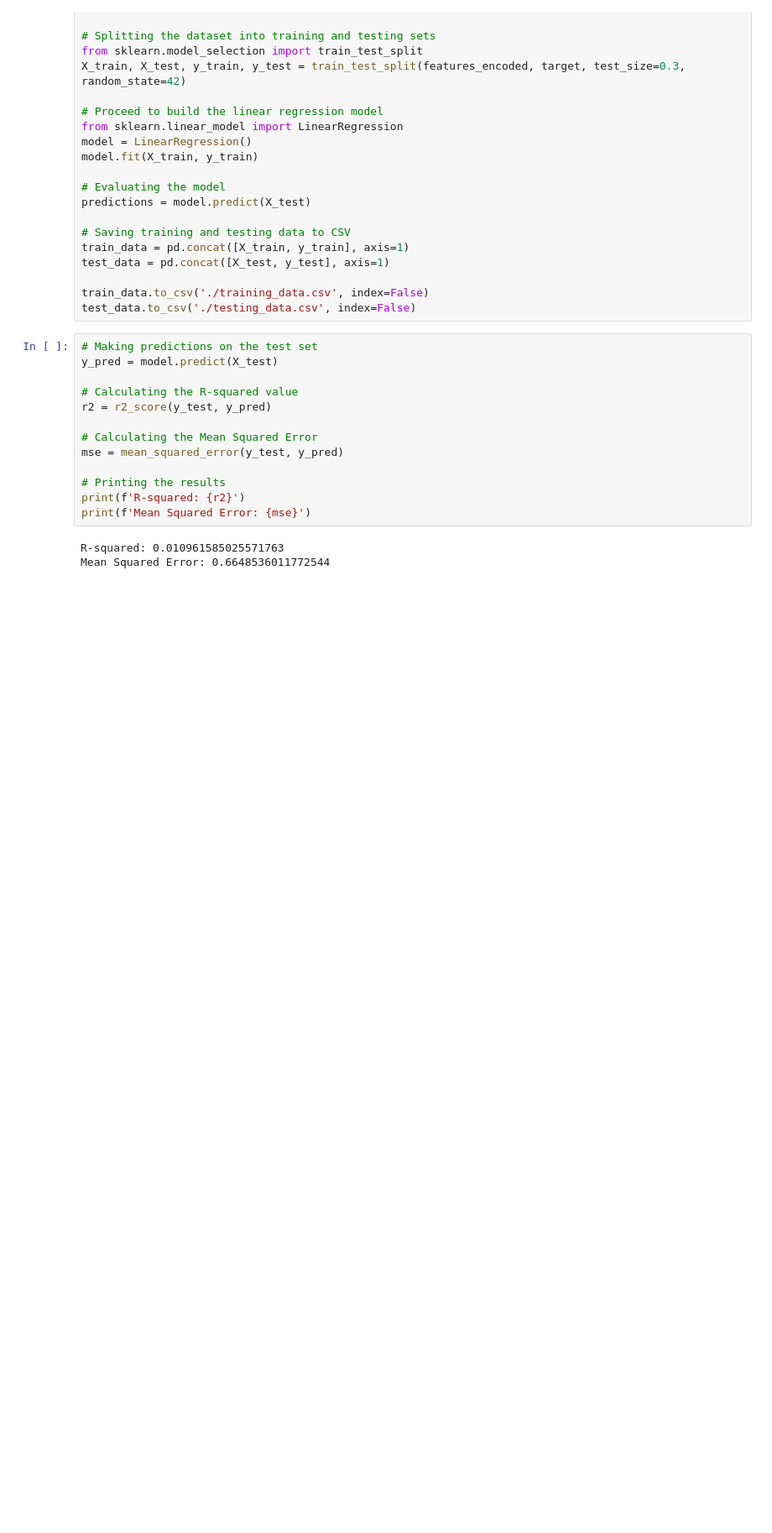
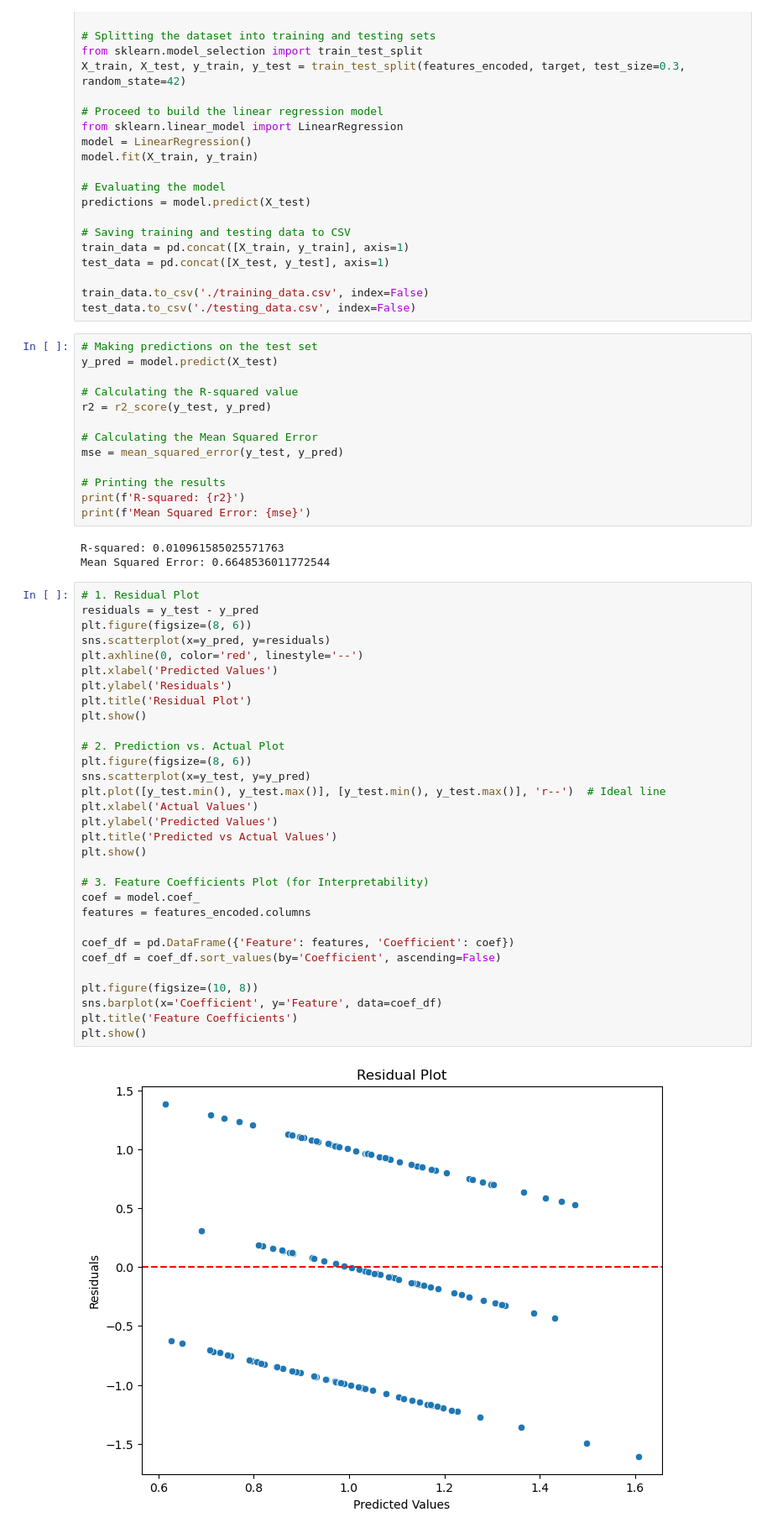
Before and after one commit to Augustus-Vidal/Job-Automation-Prediction, a Jupyter notebook: Workspaces/Justin/Untitled-1.ipynb, the cells around one changed output. Shown at 84% size. Drawn from its saved outputs; the diff is of its cells as text; blank space fills up the shorter version.

```diff
--- a/Workspaces/Justin/Untitled-1.ipynb
+++ b/Workspaces/Justin/Untitled-1.ipynb
@@ -258,3 +260,36 @@ print(f'Mean Squared Error: {mse}')
 # %% [output]
 R-squared: 0.010961585025571763
 Mean Squared Error: 0.6648536011772544
+# %%
+# 1. Residual Plot
+residuals = y_test - y_pred
+plt.figure(figsize=(8, 6))
+sns.scatterplot(x=y_pred, y=residuals)
+plt.axhline(0, color='red', linestyle='--')
+plt.xlabel('Predicted Values')
+plt.ylabel('Residuals')
+plt.title('Residual Plot')
+plt.show()
+
+# 2. Prediction vs. Actual Plot
+plt.figure(figsize=(8, 6))
+sns.scatterplot(x=y_test, y=y_pred)
+plt.plot([y_test.min(), y_test.max()], [y_test.min(), y_test.max()], 'r--')  # Ideal line
+plt.xlabel('Actual Values')
+plt.ylabel('Predicted Values')
+plt.title('Predicted vs Actual Values')
+plt.show()
+
+# 3. Feature Coefficients Plot (for Interpretability)
+coef = model.coef_
+features = features_encoded.columns
+
+coef_df = pd.DataFrame({'Feature': features, 'Coefficient': coef})
+coef_df = coef_df.sort_values(by='Coefficient', ascending=False)
+
+plt.figure(figsize=(10, 8))
+sns.barplot(x='Coefficient', y='Feature', data=coef_df)
+plt.title('Feature Coefficients')
+plt.show()
+# %% [output]
+[figure, added]
```
Also changed, not shown: parts of 11 cells of this notebook.
